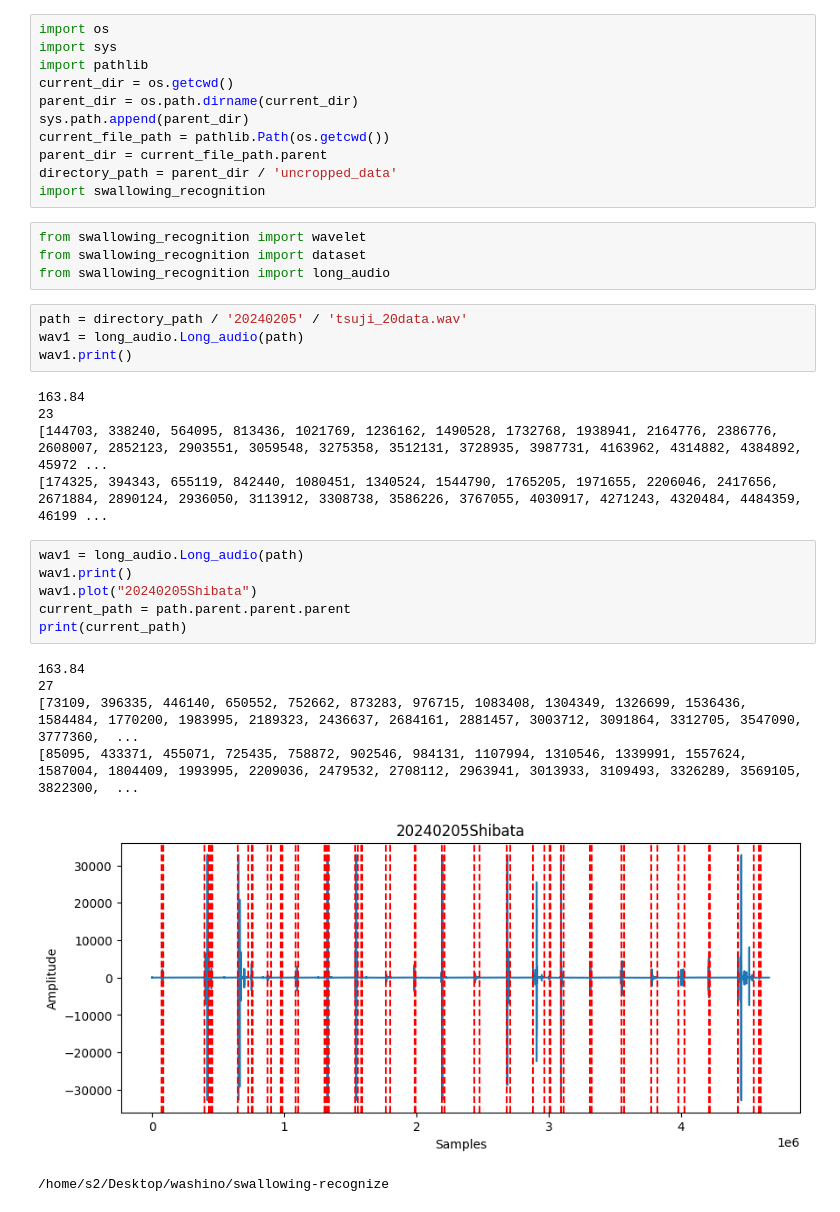
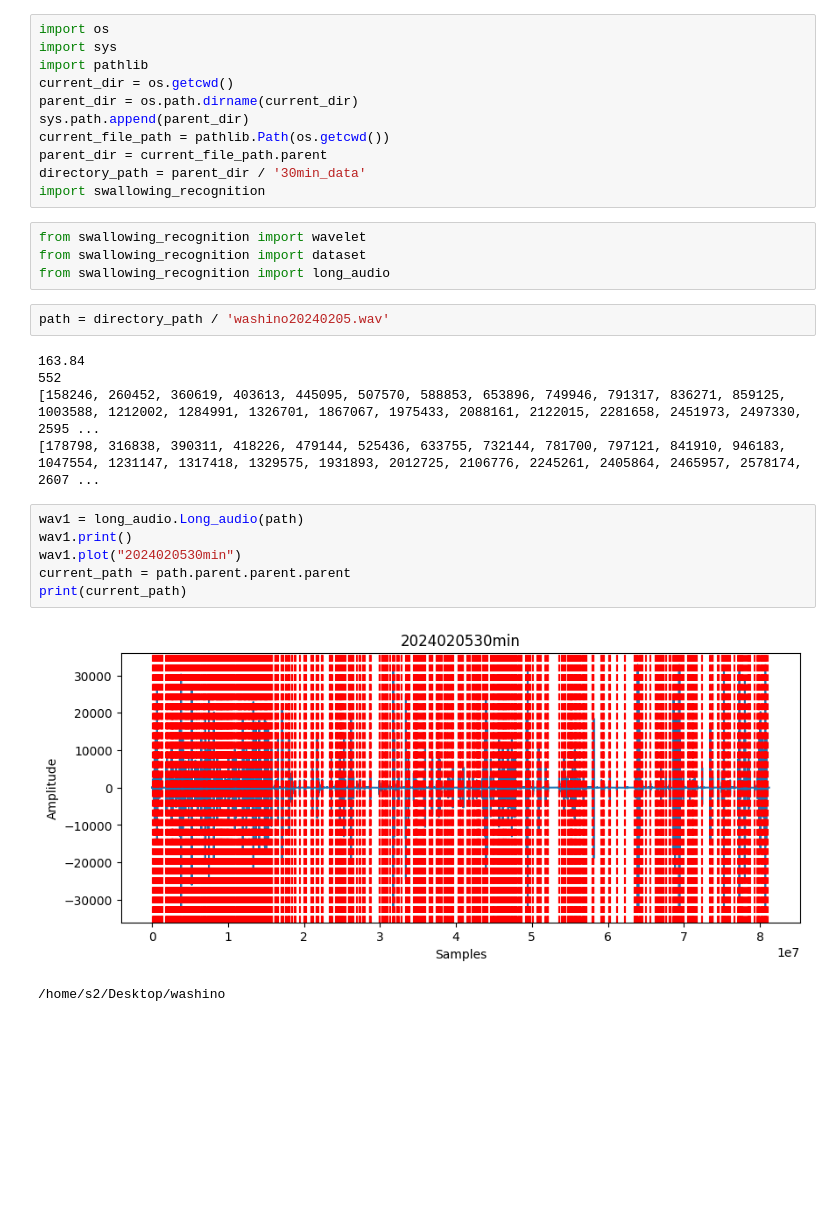
Before and after one commit to Kai-Washino/swallowing-recognition-DLmachine, a Jupyter notebook: uncropped_data.ipynb, the cells around one changed output. Cells and saved outputs as stored; diff of their text form; blank space fills up the shorter version.

Commit message:
Update to predect 30 min data

```diff
--- a/uncropped_data.ipynb
+++ b/uncropped_data.ipynb
@@ -17,32 +17,26 @@ parent_dir = os.path.dirname(current_dir)
 sys.path.append(parent_dir)
 current_file_path = pathlib.Path(os.getcwd())
 parent_dir = current_file_path.parent
-directory_path = parent_dir / 'uncropped_data'
+directory_path = parent_dir / '30min_data'
 import swallowing_recognition
 # %%
 from swallowing_recognition import wavelet
 from swallowing_recognition import dataset
 from swallowing_recognition import long_audio
 # %%
-path = directory_path / '20240205' / 'tsuji_20data.wav'
-wav1 = long_audio.Long_audio(path)
-wav1.print()
+path = directory_path / 'washino20240205.wav'
 # %% [output]
 163.84
-23
-[144703, 338240, 564095, 813436, 1021769, 1236162, 1490528, 1732768, 1938941, 2164776, 2386776, 2608007, 2852123, 2903551, 3059548, 3275358, 3512131, 3728935, 3987731, 4163962, 4314882, 4384892, 45972 ...
-[174325, 394343, 655119, 842440, 1080451, 1340524, 1544790, 1765205, 1971655, 2206046, 2417656, 2671884, 2890124, 2936050, 3113912, 3308738, 3586226, 3767055, 4030917, 4271243, 4320484, 4484359, 46199 ...
+552
+[158246, 260452, 360619, 403613, 445095, 507570, 588853, 653896, 749946, 791317, 836271, 859125, 1003588, 1212002, 1284991, 1326701, 1867067, 1975433, 2088161, 2122015, 2281658, 2451973, 2497330, 2595 ...
+[178798, 316838, 390311, 418226, 479144, 525436, 633755, 732144, 781700, 797121, 841910, 946183, 1047554, 1231147, 1317418, 1329575, 1931893, 2012725, 2106776, 2245261, 2405864, 2465957, 2578174, 2607 ...
 # %%
 wav1 = long_audio.Long_audio(path)
 wav1.print()
-wav1.plot("20240205Shibata")
+wav1.plot("2024020530min")
 current_path = path.parent.parent.parent
 print(current_path)
 # %% [output]
+[figure, new version]
-163.84
-27
-[73109, 396335, 446140, 650552, 752662, 873283, 976715, 1083408, 1304349, 1326699, 1536436, 1584484, 1770200, 1983995, 2189323, 2436637, 2684161, 2881457, 3003712, 3091864, 3312705, 3547090, 3777360,  ...
-[85095, 433371, 455071, 725435, 758872, 902546, 984131, 1107994, 1310546, 1339991, 1557624, 1587004, 1804409, 1993995, 2209036, 2479532, 2708112, 2963941, 3013933, 3109493, 3326289, 3569105, 3822300,  ...
+/home/s2/Desktop/washino
-[figure, old version]
-/home/s2/Desktop/washino/swallowing-recognize
 # %%
```
Also changed, not shown: parts of 3 cells of this notebook, 1 other file.
